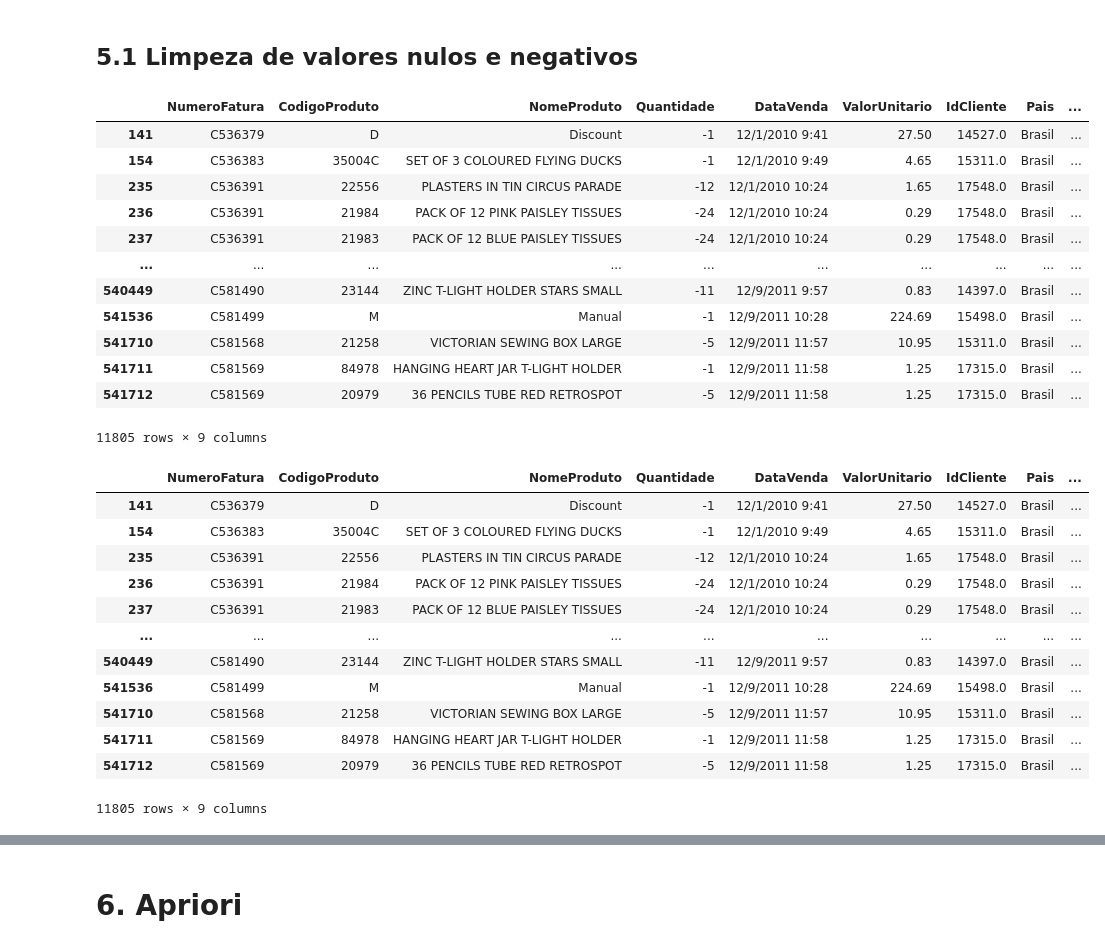
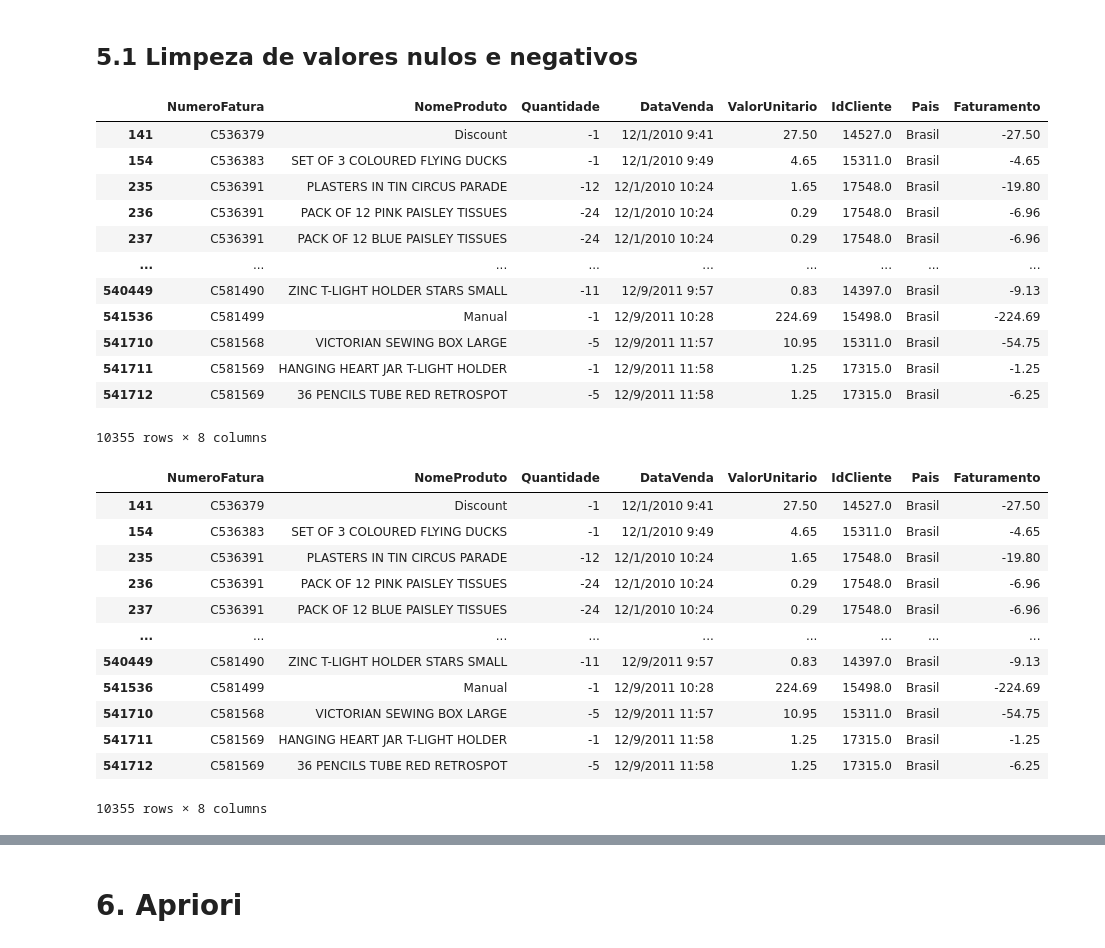
Before and after one commit to DSRodrigoA/DSRodrigoA, a Jupyter notebook: mba.ipynb, the cells around one changed output, grey strips where cells are left out. Drawn from its saved outputs; the diff is of its cells as text; code cells hidden in the pictures.

```diff
--- a/mba.ipynb
+++ b/mba.ipynb
@@ -48,7 +48,7 @@ from mlxtend.frequent_patterns import apriori
 from mlxtend.frequent_patterns import association_rules
 # %%
 # Opção do pandas para mostrar quantidade de colunas sem quebrar a linha
-pd.set_option('display.width', 200)
+pd.set_option('display.width', 180)
 # %% [markdown]
 # 2. Carregamento dos dados
 # %%
@@ -270,0 +275,7 @@ dataset.describe()
+# %%
+# Filtrando a base de dados para selecionar apenas as faturas relacionadas ao Pais Brasil. O Filtro seleciona todos os valores
+# diferentes de 'Brasil' e salva no dataframe 'cleaner_pais' para posterior drop no dataframe principal 'ds1'.
+
+cleaner_pais = dataset.loc[dataset['Pais']!='Brasil']
+
+cleaner_pais
@@ -270,0 +296,6 @@ dataset.describe()
+# %%
+# Dropando os valores filtrados no dataframe cleaner_pais e salvando no dataframe principal 'ds1'.
+
+ds1 = dataset.drop(cleaner_pais.index)
+
+ds1
@@ -272,41 +342,41 @@ dataset.describe()
 ## 5.1 Limpeza de valores nulos e negativos
 # %%
 # Localizando os dados de faturamento que são iguais a 0.
-dataset.loc[(dataset['Faturamento'] <= 0)]
+ds1.loc[(ds1['Faturamento'] <= 0)]
 # %% [output]
-|  | NumeroFatura | CodigoProduto | NomeProduto | Quantidade | DataVenda | ValorUnitario | IdCliente | Pais | ... |
-| 141 | C536379 | D | Discount | -1 | 12/1/2010 9:41 | 27.50 | 14527.0 | Brasil | ... |
-| 154 | C536383 | 35004C | SET OF 3 COLOURED FLYING DUCKS | -1 | 12/1/2010 9:49 | 4.65 | 15311.0 | Brasil | ... |
-| 235 | C536391 | 22556 | PLASTERS IN TIN CIRCUS PARADE | -12 | 12/1/2010 10:24 | 1.65 | 17548.0 | Brasil | ... |
-| 236 | C536391 | 21984 | PACK OF 12 PINK PAISLEY TISSUES | -24 | 12/1/2010 10:24 | 0.29 | 17548.0 | Brasil | ... |
-| 237 | C536391 | 21983 | PACK OF 12 BLUE PAISLEY TISSUES | -24 | 12/1/2010 10:24 | 0.29 | 17548.0 | Brasil | ... |
-| ... | ... | ... | ... | ... | ... | ... | ... | ... | ... |
-| 540449 | C581490 | 23144 | ZINC T-LIGHT HOLDER STARS SMALL | -11 | 12/9/2011 9:57 | 0.83 | 14397.0 | Brasil | ... |
-| 541536 | C581499 | M | Manual | -1 | 12/9/2011 10:28 | 224.69 | 15498.0 | Brasil | ... |
-| 541710 | C581568 | 21258 | VICTORIAN SEWING BOX LARGE | -5 | 12/9/2011 11:57 | 10.95 | 15311.0 | Brasil | ... |
-| 541711 | C581569 | 84978 | HANGING HEART JAR T-LIGHT HOLDER | -1 | 12/9/2011 11:58 | 1.25 | 17315.0 | Brasil | ... |
-| 541712 | C581569 | 20979 | 36 PENCILS TUBE RED RETROSPOT | -5 | 12/9/2011 11:58 | 1.25 | 17315.0 | Brasil | ... |
+|  | NumeroFatura | NomeProduto | Quantidade | DataVenda | ValorUnitario | IdCliente | Pais | Faturamento |
+| 141 | C536379 | Discount | -1 | 12/1/2010 9:41 | 27.50 | 14527.0 | Brasil | -27.50 |
+| 154 | C536383 | SET OF 3 COLOURED FLYING DUCKS | -1 | 12/1/2010 9:49 | 4.65 | 15311.0 | Brasil | -4.65 |
+| 235 | C536391 | PLASTERS IN TIN CIRCUS PARADE | -12 | 12/1/2010 10:24 | 1.65 | 17548.0 | Brasil | -19.80 |
+| 236 | C536391 | PACK OF 12 PINK PAISLEY TISSUES | -24 | 12/1/2010 10:24 | 0.29 | 17548.0 | Brasil | -6.96 |
+| 237 | C536391 | PACK OF 12 BLUE PAISLEY TISSUES | -24 | 12/1/2010 10:24 | 0.29 | 17548.0 | Brasil | -6.96 |
+| ... | ... | ... | ... | ... | ... | ... | ... | ... |
+| 540449 | C581490 | ZINC T-LIGHT HOLDER STARS SMALL | -11 | 12/9/2011 9:57 | 0.83 | 14397.0 | Brasil | -9.13 |
+| 541536 | C581499 | Manual | -1 | 12/9/2011 10:28 | 224.69 | 15498.0 | Brasil | -224.69 |
+| 541710 | C581568 | VICTORIAN SEWING BOX LARGE | -5 | 12/9/2011 11:57 | 10.95 | 15311.0 | Brasil | -54.75 |
+| 541711 | C581569 | HANGING HEART JAR T-LIGHT HOLDER | -1 | 12/9/2011 11:58 | 1.25 | 17315.0 | Brasil | -1.25 |
+| 541712 | C581569 | 36 PENCILS TUBE RED RETROSPOT | -5 | 12/9/2011 11:58 | 1.25 | 17315.0 | Brasil | -6.25 |
-11805 rows × 9 columns
+10355 rows × 8 columns
 # %%
 # Criando o dataframe 'cleaner', que sera usado para filtrar os valores indesejados e dropar no dataframe principal.
 
-cleaner_total = dataset.loc[(dataset['Faturamento'] <= 0)]
+cleaner_faturamento = ds1.loc[(ds1['Faturamento'] <= 0)]
 
-cleaner_total
+cleaner_faturamento
 # %% [output]
-|  | NumeroFatura | CodigoProduto | NomeProduto | Quantidade | DataVenda | ValorUnitario | IdCliente | Pais | ... |
-| 141 | C536379 | D | Discount | -1 | 12/1/2010 9:41 | 27.50 | 14527.0 | Brasil | ... |
-| 154 | C536383 | 35004C | SET OF 3 COLOURED FLYING DUCKS | -1 | 12/1/2010 9:49 | 4.65 | 15311.0 | Brasil | ... |
-| 235 | C536391 | 22556 | PLASTERS IN TIN CIRCUS PARADE | -12 | 12/1/2010 10:24 | 1.65 | 17548.0 | Brasil | ... |
-| 236 | C536391 | 21984 | PACK OF 12 PINK PAISLEY TISSUES | -24 | 12/1/2010 10:24 | 0.29 | 17548.0 | Brasil | ... |
-| 237 | C536391 | 21983 | PACK OF 12 BLUE PAISLEY TISSUES | -24 | 12/1/2010 10:24 | 0.29 | 17548.0 | Brasil | ... |
-| ... | ... | ... | ... | ... | ... | ... | ... | ... | ... |
-| 540449 | C581490 | 23144 | ZINC T-LIGHT HOLDER STARS SMALL | -11 | 12/9/2011 9:57 | 0.83 | 14397.0 | Brasil | ... |
-| 541536 | C581499 | M | Manual | -1 | 12/9/2011 10:28 | 224.69 | 15498.0 | Brasil | ... |
-| 541710 | C581568 | 21258 | VICTORIAN SEWING BOX LARGE | -5 | 12/9/2011 11:57 | 10.95 | 15311.0 | Brasil | ... |
-| 541711 | C581569 | 84978 | HANGING HEART JAR T-LIGHT HOLDER | -1 | 12/9/2011 11:58 | 1.25 | 17315.0 | Brasil | ... |
-| 541712 | C581569 | 20979 | 36 PENCILS TUBE RED RETROSPOT | -5 | 12/9/2011 11:58 | 1.25 | 17315.0 | Brasil | ... |
+|  | NumeroFatura | NomeProduto | Quantidade | DataVenda | ValorUnitario | IdCliente | Pais | Faturamento |
+| 141 | C536379 | Discount | -1 | 12/1/2010 9:41 | 27.50 | 14527.0 | Brasil | -27.50 |
+| 154 | C536383 | SET OF 3 COLOURED FLYING DUCKS | -1 | 12/1/2010 9:49 | 4.65 | 15311.0 | Brasil | -4.65 |
+| 235 | C536391 | PLASTERS IN TIN CIRCUS PARADE | -12 | 12/1/2010 10:24 | 1.65 | 17548.0 | Brasil | -19.80 |
+| 236 | C536391 | PACK OF 12 PINK PAISLEY TISSUES | -24 | 12/1/2010 10:24 | 0.29 | 17548.0 | Brasil | -6.96 |
+| 237 | C536391 | PACK OF 12 BLUE PAISLEY TISSUES | -24 | 12/1/2010 10:24 | 0.29 | 17548.0 | Brasil | -6.96 |
+| ... | ... | ... | ... | ... | ... | ... | ... | ... |
+| 540449 | C581490 | ZINC T-LIGHT HOLDER STARS SMALL | -11 | 12/9/2011 9:57 | 0.83 | 14397.0 | Brasil | -9.13 |
+| 541536 | C581499 | Manual | -1 | 12/9/2011 10:28 | 224.69 | 15498.0 | Brasil | -224.69 |
+| 541710 | C581568 | VICTORIAN SEWING BOX LARGE | -5 | 12/9/2011 11:57 | 10.95 | 15311.0 | Brasil | -54.75 |
+| 541711 | C581569 | HANGING HEART JAR T-LIGHT HOLDER | -1 | 12/9/2011 11:58 | 1.25 | 17315.0 | Brasil | -1.25 |
+| 541712 | C581569 | 36 PENCILS TUBE RED RETROSPOT | -5 | 12/9/2011 11:58 | 1.25 | 17315.0 | Brasil | -6.25 |
-11805 rows × 9 columns
+10355 rows × 8 columns
 # %%
 # Utilizando o comando drop para dropar todas as colunas indesejadas, filtradas anteriormente no 'cleaner_total' e
 # inserido o resultado desse drop em um novo datafram 'ds1'
```
Also changed, not shown: parts of 27 cells of this notebook.
